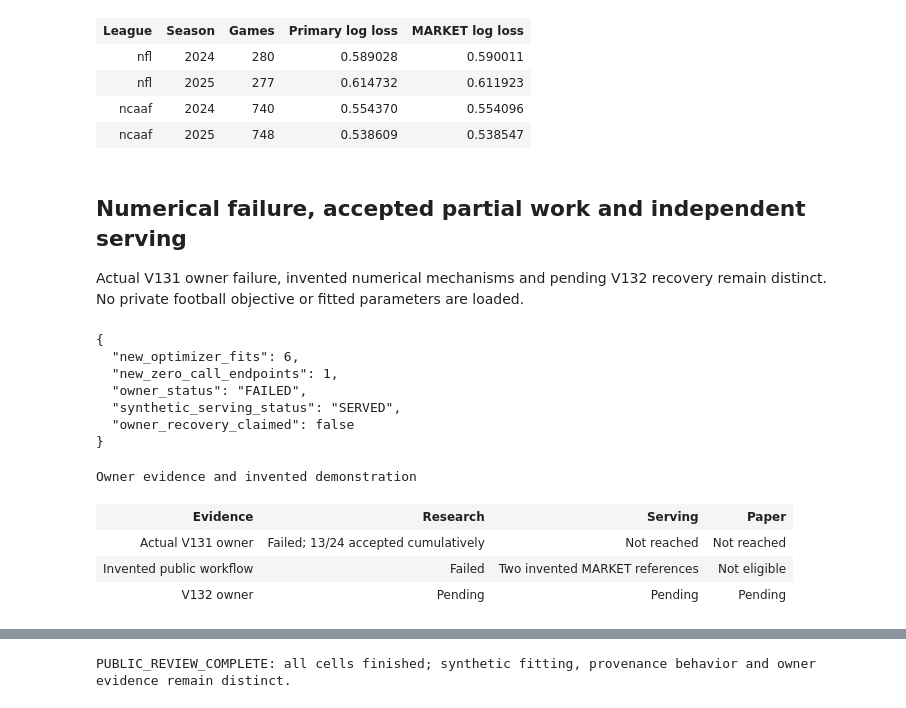
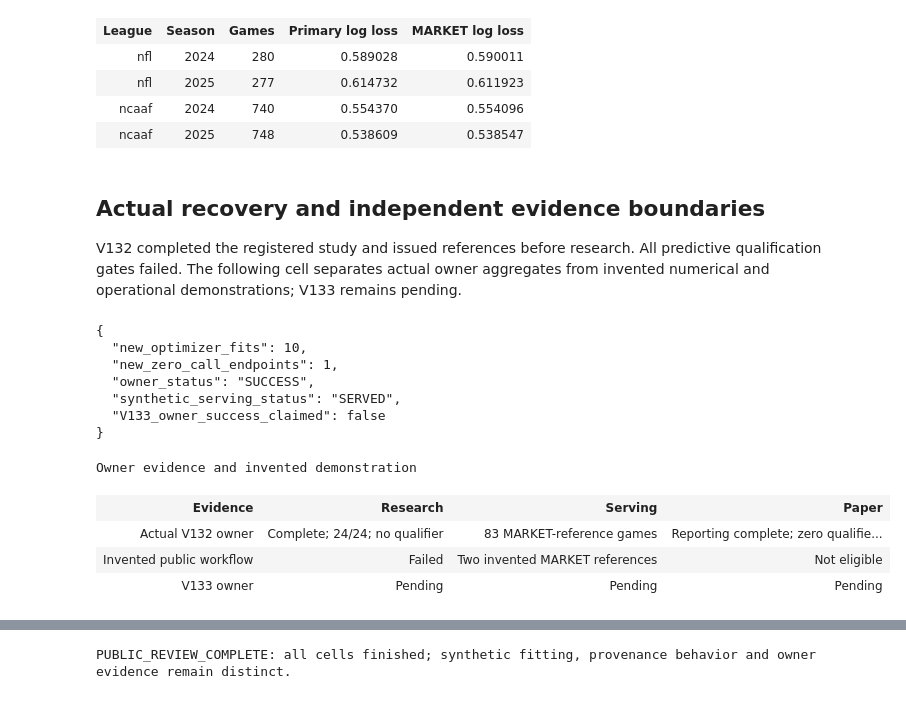
Before and after one commit to alvaromendizabal/sports-edge-lab, a Jupyter notebook: notebooks/engineering_review.ipynb, the cells around one changed output, grey strips where cells are left out. Saved outputs shown, nothing was run; the diff lists cells and outputs as text; code cells hidden in the pictures.

Commit message:
Publish verified V132 outcomes and recoverable operations with immutable stage receipts

```diff
--- a/notebooks/engineering_review.ipynb
+++ b/notebooks/engineering_review.ipynb
@@ -496,37 +496,37 @@ Exposed development, not prospective confirmation. No model qualifies.
 | ncaaf | 2024 | 740 | 0.554370 | 0.554096 |
 | ncaaf | 2025 | 748 | 0.538609 | 0.538547 |
 # %% [markdown]
-## Numerical failure, accepted partial work and independent serving
-Actual V131 owner failure, invented numerical mechanisms and pending V132 recovery remain distinct. No private football objective or fitted parameters are loaded.
+## Actual recovery and independent evidence boundaries
+V132 completed the registered study and issued references before research. All predictive qualification gates failed. The following cell separates actual owner aggregates from invented numerical and operational demonstrations; V133 remains pending.
 # %%
 from examples.review_lab.numerical_recovery import walkthrough as numerical_walkthrough
 from examples.review_lab.fault_isolation import walkthrough as workflow_walkthrough
 numerical_demo = numerical_walkthrough()
 assert numerical_demo["synthetic_only"] and numerical_demo["football_fits"] == 0
 assert not numerical_demo["misleading_solver_success"]["numerically_certified"]
 assert numerical_demo["recovery"]["certificate"]["numerically_certified"]
-incident = json.loads((root / "docs/evidence/2026-10-28-v131-execution.json").read_text())
-assert incident["status"] == "FAILED" and incident["cumulative_completed_units"] == 13
-assert incident["new_completed_optimizer_calls"] == 6 and incident["new_certified_zero_call_endpoints"] == 1
-assert incident["complete_study_results"] is False and incident["new_current_forecasts"] == 0
+incident = json.loads((root / "docs/evidence/2026-10-28-v132-execution.json").read_text())
+assert incident["status"] == "SUCCESS" and incident["cumulative_completed_units"] == 24
+assert incident["new_completed_optimizer_calls"] == 10 and incident["new_certified_zero_call_endpoints"] == 1
+assert incident["historical_gates_passed"] == 0 and incident["new_current_forecasts"] == 83
 assert incident["next_owner_execution"] == "PENDING"
 workflow = workflow_walkthrough()
 assert workflow["research"]["status"] == "FAILED" and workflow["serving"]["status"] == "SERVED"
 assert workflow["execution"]["status"] == "NOT_ELIGIBLE"
 assert workflow["serving"] == workflow_walkthrough("research_complete")["serving"]
 assert workflow_walkthrough("stale_reference")["serving"]["status"] == "BLOCKED"
-display(HTML("<h3>Owner evidence and invented demonstration</h3><table><tr><th>Evidence</th><th>Research</th><th>Serving</th><th>Paper</th></tr><tr><td>Actual V131 owner</td><td>Failed; 13/24 accepted cumulatively</td><td>Not reached</td><td>Not reached</td></tr><tr><td>Invented public workflow</td><td>Failed</td><td>Two invented MARKET references</td><td>Not eligible</td></tr><tr><td>V132 owner</td><td>Pending</td><td>Pending</td><td>Pending</td></tr></table>"))
-print(json.dumps({"new_optimizer_fits": 6, "new_zero_call_endpoints": 1, "owner_status": incident["status"], "synthetic_serving_status": workflow["serving"]["status"], "owner_recovery_claimed": False}, indent=2))
+display(HTML("<h3>Owner evidence and invented demonstration</h3><table><tr><th>Evidence</th><th>Research</th><th>Serving</th><th>Paper</th></tr><tr><td>Actual V132 owner</td><td>Complete; 24/24; no qualifier</td><td>83 MARKET-reference games</td><td>Reporting complete; zero qualified executions</td></tr><tr><td>Invented public workflow</td><td>Failed</td><td>Two invented MARKET references</td><td>Not eligible</td></tr><tr><td>V133 owner</td><td>Pending</td><td>Pending</td><td>Pending</td></tr></table>"))
+print(json.dumps({"new_optimizer_fits": 10, "new_zero_call_endpoints": 1, "owner_status": incident["status"], "synthetic_serving_status": workflow["serving"]["status"], "V133_owner_success_claimed": False}, indent=2))
 # %% [output]
 {
-  "new_optimizer_fits": 6,
+  "new_optimizer_fits": 10,
   "new_zero_call_endpoints": 1,
-  "owner_status": "FAILED",
+  "owner_status": "SUCCESS",
   "synthetic_serving_status": "SERVED",
-  "owner_recovery_claimed": false
+  "V133_owner_success_claimed": false
 }
 Owner evidence and invented demonstration
 | Evidence | Research | Serving | Paper |
-| Actual V131 owner | Failed; 13/24 accepted cumulatively | Not reached | Not reached |
+| Actual V132 owner | Complete; 24/24; no qualifier | 83 MARKET-reference games | Reporting complete; zero qualifie... |
 | Invented public workflow | Failed | Two invented MARKET references | Not eligible |
-| V132 owner | Pending | Pending | Pending |
+| V133 owner | Pending | Pending | Pending |
```
Also changed, not shown: parts of 2 cells of this notebook, 17 other files.
